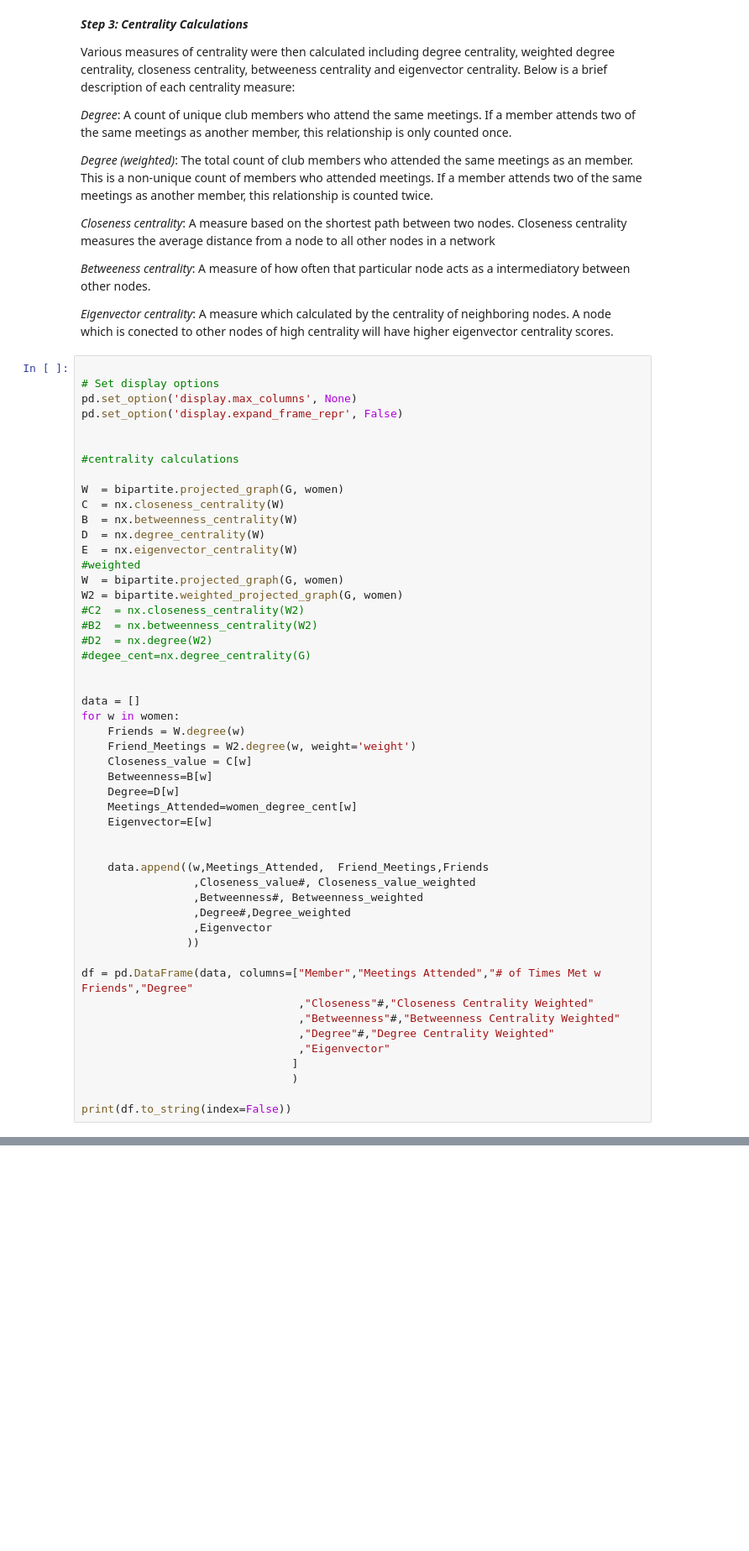
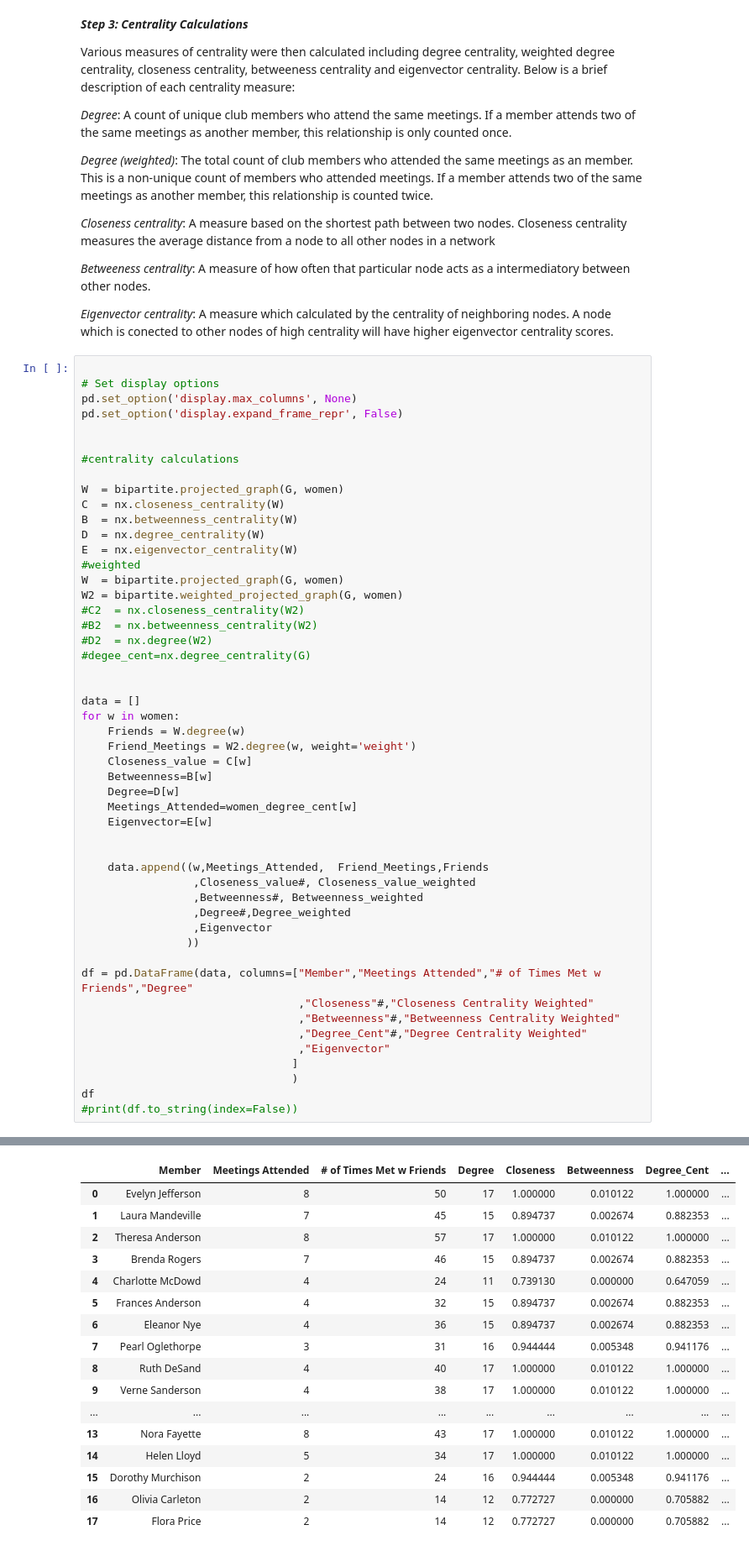
Before and after one commit to justinm0rgan/webanalytics, a Jupyter notebook: Week_3_Part_2_Assignment_Datasets.ipynb, the cells around one changed output, grey strips where cells are left out. Shown at 84% size. Drawn from its saved outputs; the diff is of its cells as text; blank space fills up the shorter version.

```diff
--- a/Week_3_Part_2_Assignment_Datasets.ipynb
+++ b/Week_3_Part_2_Assignment_Datasets.ipynb
@@ -179,10 +179,10 @@ for w in women:
 df = pd.DataFrame(data, columns=["Member","Meetings Attended","# of Times Met w Friends","Degree"
                                  ,"Closeness"#,"Closeness Centrality Weighted"
                                  ,"Betweenness"#,"Betweenness Centrality Weighted"
-                                 ,"Degree"#,"Degree Centrality Weighted"
+                                 ,"Degree_Cent"#,"Degree Centrality Weighted"
                                  ,"Eigenvector"
                                 ]
                                 )
-
-print(df.to_string(index=False))
+df
+#print(df.to_string(index=False))
 # %% [output]
@@ -208,3 +189,20 @@ Dorothy Murchison                  2                        24      16   0.94444
+|  | Member | Meetings Attended | # of Times Met w Friends | Degree | Closeness | Betweenness | Degree_Cent | ... |
+| 0 | Evelyn Jefferson | 8 | 50 | 17 | 1.000000 | 0.010122 | 1.000000 | ... |
+| 1 | Laura Mandeville | 7 | 45 | 15 | 0.894737 | 0.002674 | 0.882353 | ... |
+| 2 | Theresa Anderson | 8 | 57 | 17 | 1.000000 | 0.010122 | 1.000000 | ... |
+| 3 | Brenda Rogers | 7 | 46 | 15 | 0.894737 | 0.002674 | 0.882353 | ... |
+| 4 | Charlotte McDowd | 4 | 24 | 11 | 0.739130 | 0.000000 | 0.647059 | ... |
+| 5 | Frances Anderson | 4 | 32 | 15 | 0.894737 | 0.002674 | 0.882353 | ... |
+| 6 | Eleanor Nye | 4 | 36 | 15 | 0.894737 | 0.002674 | 0.882353 | ... |
+| 7 | Pearl Oglethorpe | 3 | 31 | 16 | 0.944444 | 0.005348 | 0.941176 | ... |
+| 8 | Ruth DeSand | 4 | 40 | 17 | 1.000000 | 0.010122 | 1.000000 | ... |
+| 9 | Verne Sanderson | 4 | 38 | 17 | 1.000000 | 0.010122 | 1.000000 | ... |
+| ... | ... | ... | ... | ... | ... | ... | ... | ... |
+| 13 | Nora Fayette | 8 | 43 | 17 | 1.000000 | 0.010122 | 1.000000 | ... |
+| 14 | Helen Lloyd | 5 | 34 | 17 | 1.000000 | 0.010122 | 1.000000 | ... |
+| 15 | Dorothy Murchison | 2 | 24 | 16 | 0.944444 | 0.005348 | 0.941176 | ... |
+| 16 | Olivia Carleton | 2 | 14 | 12 | 0.772727 | 0.000000 | 0.705882 | ... |
+| 17 | Flora Price | 2 | 14 | 12 | 0.772727 | 0.000000 | 0.705882 | ... |
 # %% [markdown]
 ***Step 4: Commentary***
 The number of meetings attended by members varies between eight and two meetings.  The average number of events attended by members of the group is approximatley 5 (avg=4.8).
```
Also changed, not shown: parts of 10 cells of this notebook.
